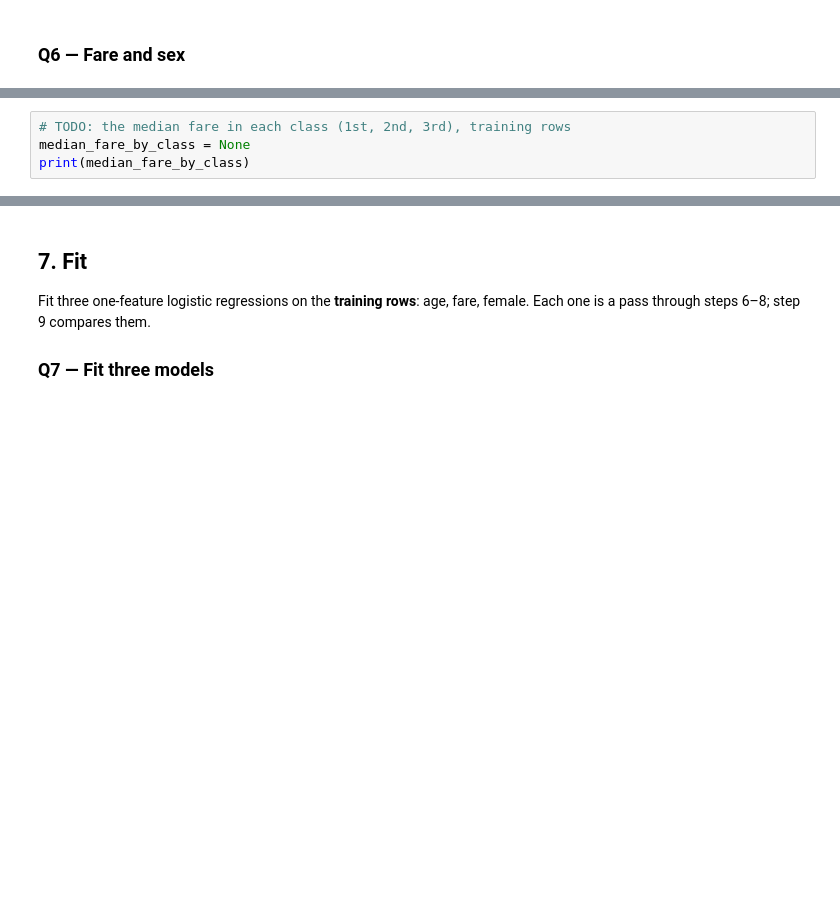
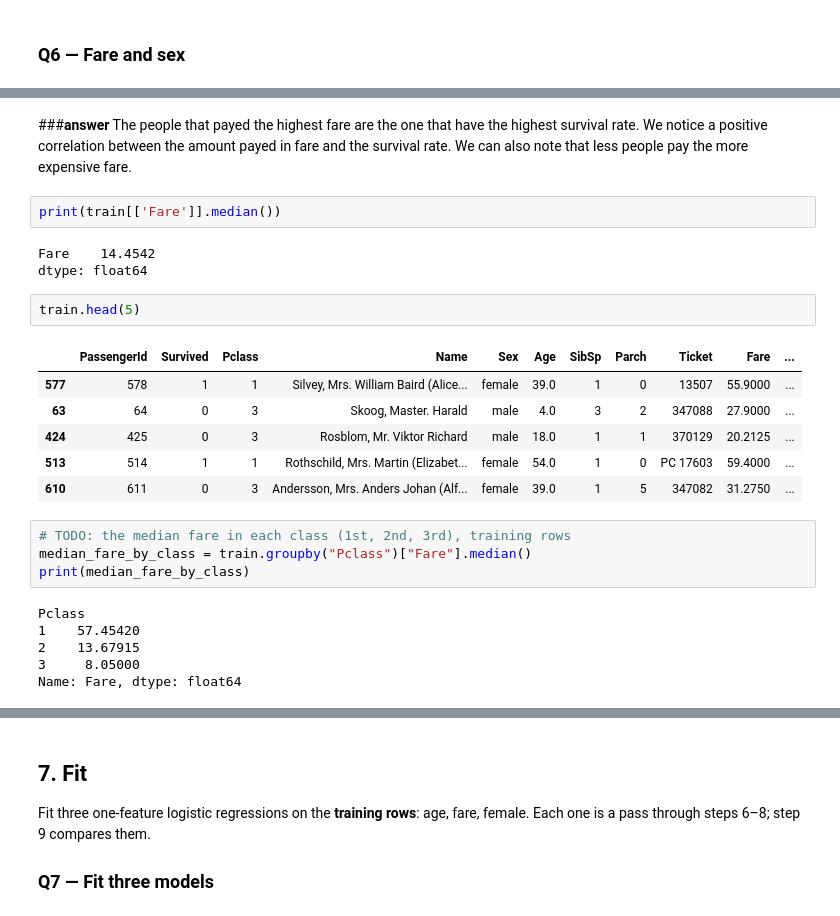
Before and after one commit to maramgueye/datascience_with_python, a Jupyter notebook: L3_03_homework_titanic.ipynb, the cells around one changed output, grey strips where cells are left out. Saved outputs shown, nothing was run; the diff lists cells and outputs as text; blank space fills up the shorter version.

```diff
--- a/L3_03_homework_titanic.ipynb
+++ b/L3_03_homework_titanic.ipynb
@@ -277,6 +338,29 @@ display(fare_table)                                       # show the table
+# %% [markdown]
+###**answer**
+The people that payed the highest fare are the one that have the highest survival rate. We notice a positive correlation between the amount payed in fare and the survival rate. We can also note that less people pay the more expensive fare.
+# %%
+print(train[['Fare']].median())
+# %% [output]
+Fare    14.4542
+dtype: float64
+# %%
+train.head(5)
+# %% [output]
+|  | PassengerId | Survived | Pclass | Name | Sex | Age | SibSp | Parch | Ticket | Fare | ... |
+| 577 | 578 | 1 | 1 | Silvey, Mrs. William Baird (Alice... | female | 39.0 | 1 | 0 | 13507 | 55.9000 | ... |
+| 63 | 64 | 0 | 3 | Skoog, Master. Harald | male | 4.0 | 3 | 2 | 347088 | 27.9000 | ... |
+| 424 | 425 | 0 | 3 | Rosblom, Mr. Viktor Richard | male | 18.0 | 1 | 1 | 370129 | 20.2125 | ... |
+| 513 | 514 | 1 | 1 | Rothschild, Mrs. Martin (Elizabet... | female | 54.0 | 1 | 0 | PC 17603 | 59.4000 | ... |
+| 610 | 611 | 0 | 3 | Andersson, Mrs. Anders Johan (Alf... | female | 39.0 | 1 | 5 | 347082 | 31.2750 | ... |
 # %%
 # TODO: the median fare in each class (1st, 2nd, 3rd), training rows
-median_fare_by_class = None
+median_fare_by_class = train.groupby("Pclass")["Fare"].median()
 print(median_fare_by_class)
+# %% [output]
+Pclass
+1    57.45420
+2    13.67915
+3     8.05000
+Name: Fare, dtype: float64
 # %%
 # TODO: a column "female", 1 for women and 0 for men, in all three parts
```
Also changed, not shown: parts of 18 cells of this notebook.
